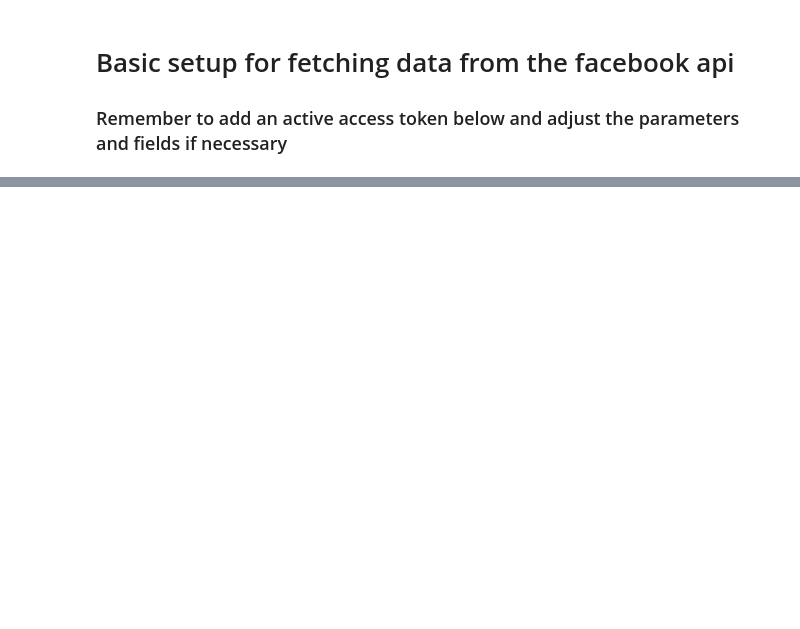
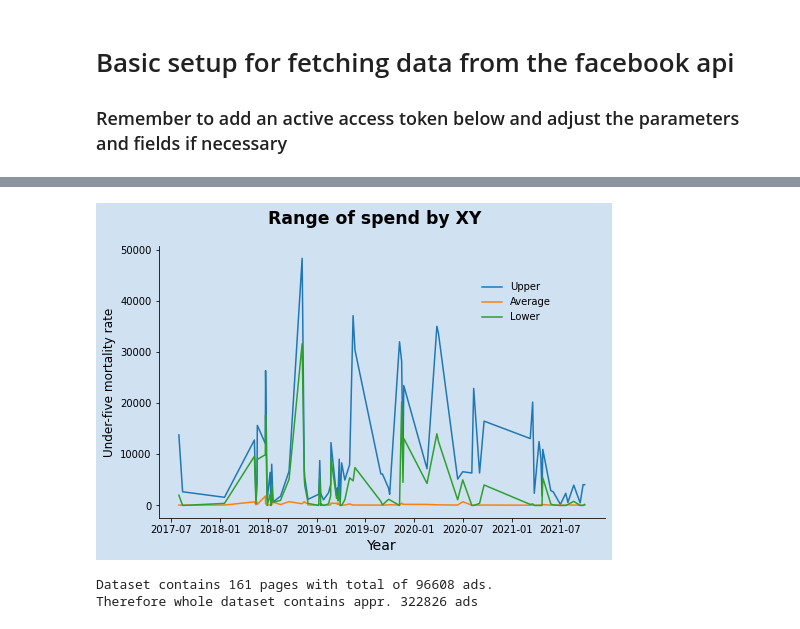
Before and after one commit to lrnz-asnprs/political-ad-api, a Jupyter notebook: notebooks/laurenz_notebook.ipynb, the cells around one changed output, grey strips where cells are left out. Saved outputs shown, nothing was run; the diff lists cells and outputs as text; code cells hidden in the pictures; blank space fills up the shorter version.

```diff
--- a/notebooks/laurenz_notebook.ipynb
+++ b/notebooks/laurenz_notebook.ipynb
@@ -304,0 +430,17 @@ data.groupby(["page_name"]).agg("count")
+# %%
+# Display spendings range
+# https://swdevnotes.com/python/2020/display-line-chart-range/
+#  must be specified to be able to use methods of package
+import sys
+sys.path.append('../src')
+from political_ads.preprocessor import Preprocessor
+
+preprocess = Preprocessor()
+
+# Test with lindsey graham
+politician = ads_top_10[ads_top_10["page_name"] == "Ron Wyden"]
+
+politician_grouped_by_day =  preprocess.group_by_day(politician)
+
+# plt.plot(x=politician["ad_creation_time"])
+politician.head(1)
@@ -304,0 +481,45 @@ data.groupby(["page_name"]).agg("count")
+# %%
+# https://www.dataquest.io/blog/tutorial-time-series-analysis-with-pandas/
+# This graph: https://swdevnotes.com/python/2020/display-line-chart-range/
+
+politician = 'XY'
+
+# df_c = u5mr_df.loc[([country]), :]
+df_c = politician_grouped_by_day
+days = df_c.ad_creation_time
+lower = df_c.sum_spend_lo
+average = df_c.avg_spend
+upper = df_c.sum_spend_hi
+
+title = f'Range of spend by {politician}'
+
+fig, ax = plt.subplots(figsize = (8,5), facecolor = plt.cm.Blues(.2))
+fig.suptitle(title, fontsize = 'xx-large',  fontweight = 'bold')
+
+ax.set_facecolor(plt.cm.Blues(.2))
+ax.plot(days, upper, label = 'Upper')
+ax.plot(days, average, label = 'Average')
+ax.plot(days, lower, label = 'Lower')
+ax.legend(bbox_to_anchor = (0.9, 0.9),
+          loc = 'upper right',
+          frameon = False,
+          fontsize = 'medium')
+ax.set_ylabel('Under-five mortality rate', fontsize = 'large')
+ax.set_xlabel('Year', fontsize=14)
+# Hide the right and top spines
+ax.spines['right'].set_visible(False)
+ax.spines['top'].set_visible(False)
+
+plt.show()
+# %% [output]
+[figure, added]
+# %%
+no_ads = by_page["no_ads"].sum()
+no_sites = len(by_page)
+print(f"Dataset contains {no_sites} pages with total of {no_ads} ads.")
+ads_per_page = no_ads/no_sites
+total_appr = int(538 * ads_per_page)
+print(f"Therefore whole dataset contains appr. {total_appr} ads")
+# %% [output]
+Dataset contains 161 pages with total of 96608 ads.
+Therefore whole dataset contains appr. 322826 ads
```
Also changed, not shown: parts of 22 cells of this notebook.
